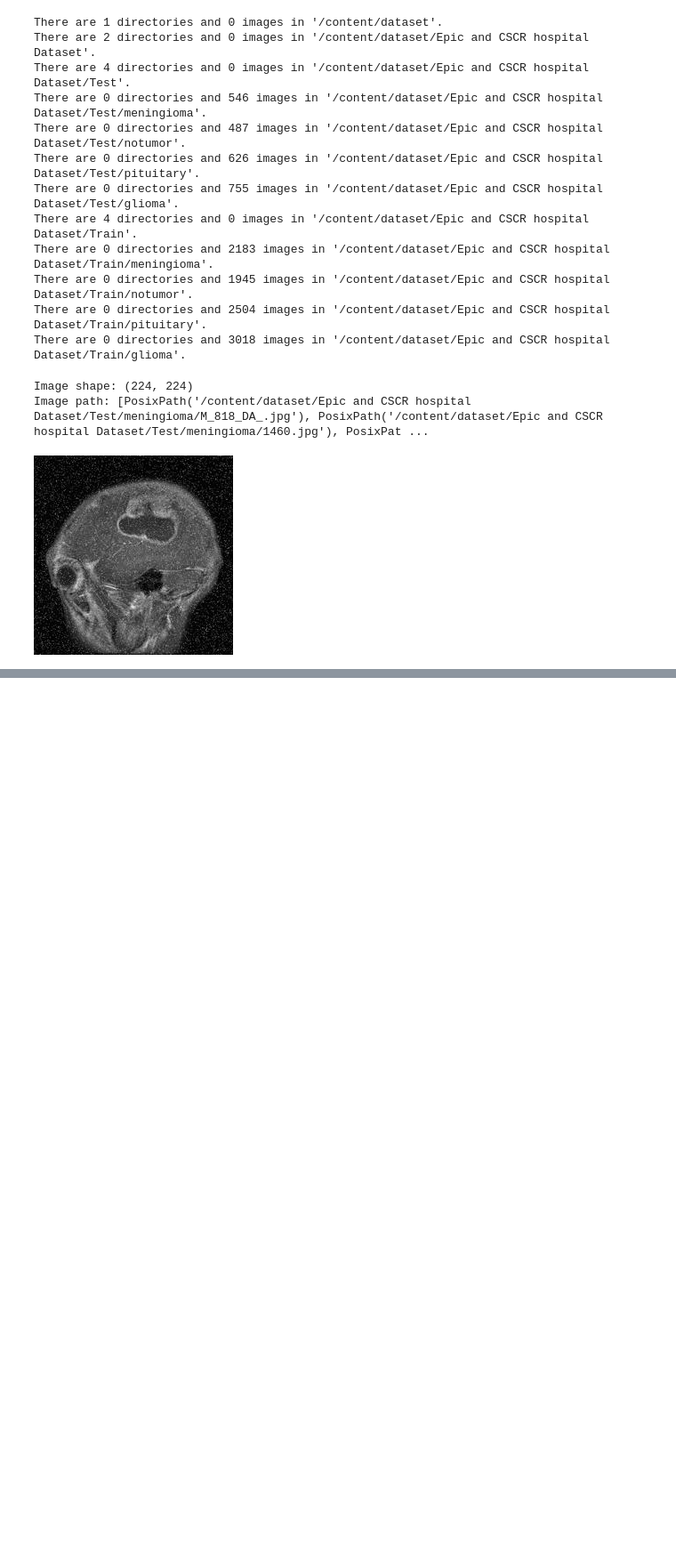
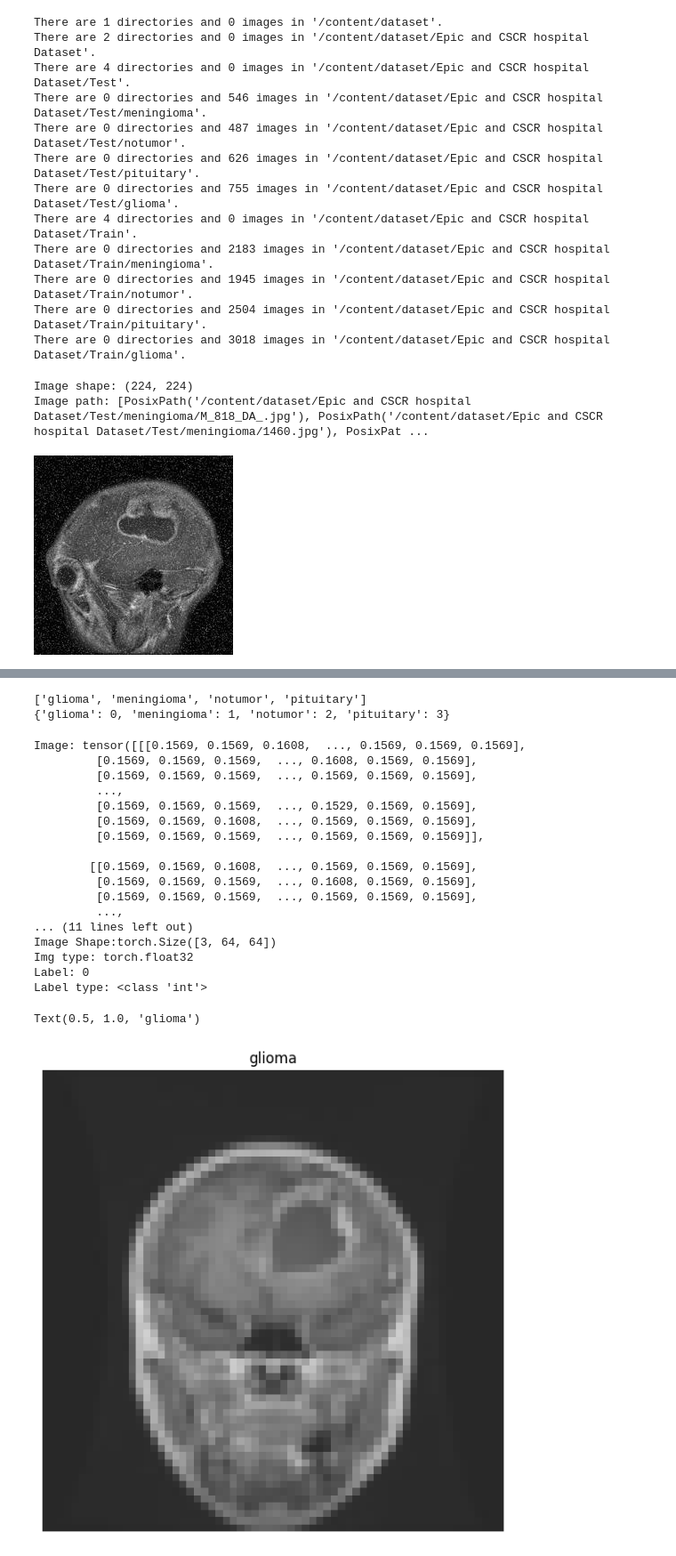
Before and after one commit to ryanlin3124/Pytorch-exercises, a Jupyter notebook: imaging_exercises/imaging_classification/BrainTumorClassification.ipynb, the cells around one changed output, grey strips where cells are left out. Shown at 89% size. Saved outputs shown, nothing was run; the diff lists cells and outputs as text; code cells hidden in the pictures; blank space fills up the shorter version.

```diff
--- a/imaging_exercises/imaging_classification/BrainTumorClassification.ipynb
+++ b/imaging_exercises/imaging_classification/BrainTumorClassification.ipynb
@@ -94,3 +94,18 @@ img
 Image shape: (224, 224)
 Image path: [PosixPath('/content/dataset/Epic and CSCR hospital Dataset/Test/meningioma/M_818_DA_.jpg'), PosixPath('/content/dataset/Epic and CSCR hospital Dataset/Test/meningioma/1460.jpg'), PosixPat ...
 [figure]
+# %%
+# Transform the data into tensors and prep the data
+data_transform = transforms.Compose([
+    transforms.Resize((64, 64)),
+    transforms.ToTensor()
+])
+
+# set a training and testing path
+train_path = dataset / "Epic and CSCR hospital Dataset" / "Train"
+test_path = dataset / "Epic and CSCR hospital Dataset" / "Test"
+
+train_data = datasets.ImageFolder(root=train_path, transform=data_transform, target_transform=None)
+test_data = datasets.ImageFolder(root=test_path, transform=data_transform)
+
+print(f"Train data: {train_data}, Test data: {test_data}")
@@ -96,0 +128,50 @@ Image path: [PosixPath('/content/dataset/Epic and CSCR hospital Dataset/Test/men
+# %%
+# Set classes
+class_name = train_data.classes
+print(class_name)
+
+class_dict = train_data.class_to_idx
+print(class_dict)
+# %% [output]
+['glioma', 'meningioma', 'notumor', 'pituitary']
+{'glioma': 0, 'meningioma': 1, 'notumor': 2, 'pituitary': 3}
+# %%
+import matplotlib.pyplot as plt
+
+# Visualize the data
+
+img, label = train_data[0][0], test_data[0][1]
+print(f"Image: {img}")
+print(f"Image Shape:{img.shape}")
+print(f"Img type: {img.dtype}")
+print(f"Label: {label}")
+print(f"Label type: {type(label)}")
+
+# since img shape is organized like [C,H,W] and matplotlib prefers [H,W,C], rearrange it
+img_permute = img.permute(1, 2, 0)
+
+# The data will be more pixeled since transforming from it original size to 64X64 reduced pixels
+plt.figure(figsize=(10, 7))
+plt.imshow(img_permute)
+plt.axis("off")
+plt.title(class_name[label])
+# %% [output]
+Image: tensor([[[0.1569, 0.1569, 0.1608,  ..., 0.1569, 0.1569, 0.1569],
+         [0.1569, 0.1569, 0.1569,  ..., 0.1608, 0.1569, 0.1569],
+         [0.1569, 0.1569, 0.1569,  ..., 0.1569, 0.1569, 0.1569],
+         ...,
+         [0.1569, 0.1569, 0.1569,  ..., 0.1529, 0.1569, 0.1569],
+         [0.1569, 0.1569, 0.1608,  ..., 0.1569, 0.1569, 0.1569],
+         [0.1569, 0.1569, 0.1569,  ..., 0.1569, 0.1569, 0.1569]],
+
+        [[0.1569, 0.1569, 0.1608,  ..., 0.1569, 0.1569, 0.1569],
+         [0.1569, 0.1569, 0.1569,  ..., 0.1608, 0.1569, 0.1569],
+         [0.1569, 0.1569, 0.1569,  ..., 0.1569, 0.1569, 0.1569],
+         ...,
+... (11 lines left out)
+Image Shape:torch.Size([3, 64, 64])
+Img type: torch.float32
+Label: 0
+Label type: <class 'int'>
+Text(0.5, 1.0, 'glioma')
+[figure, added]
```
Also changed, not shown: parts of 3 cells of this notebook.
